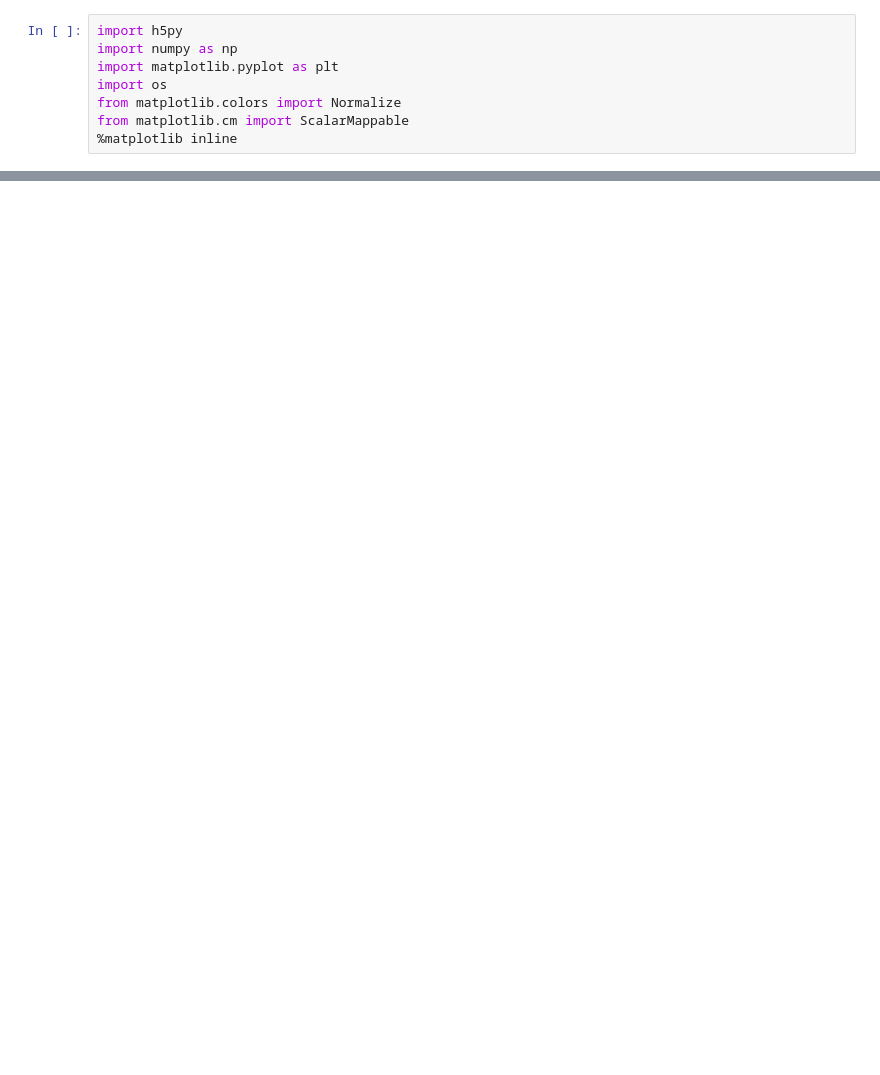
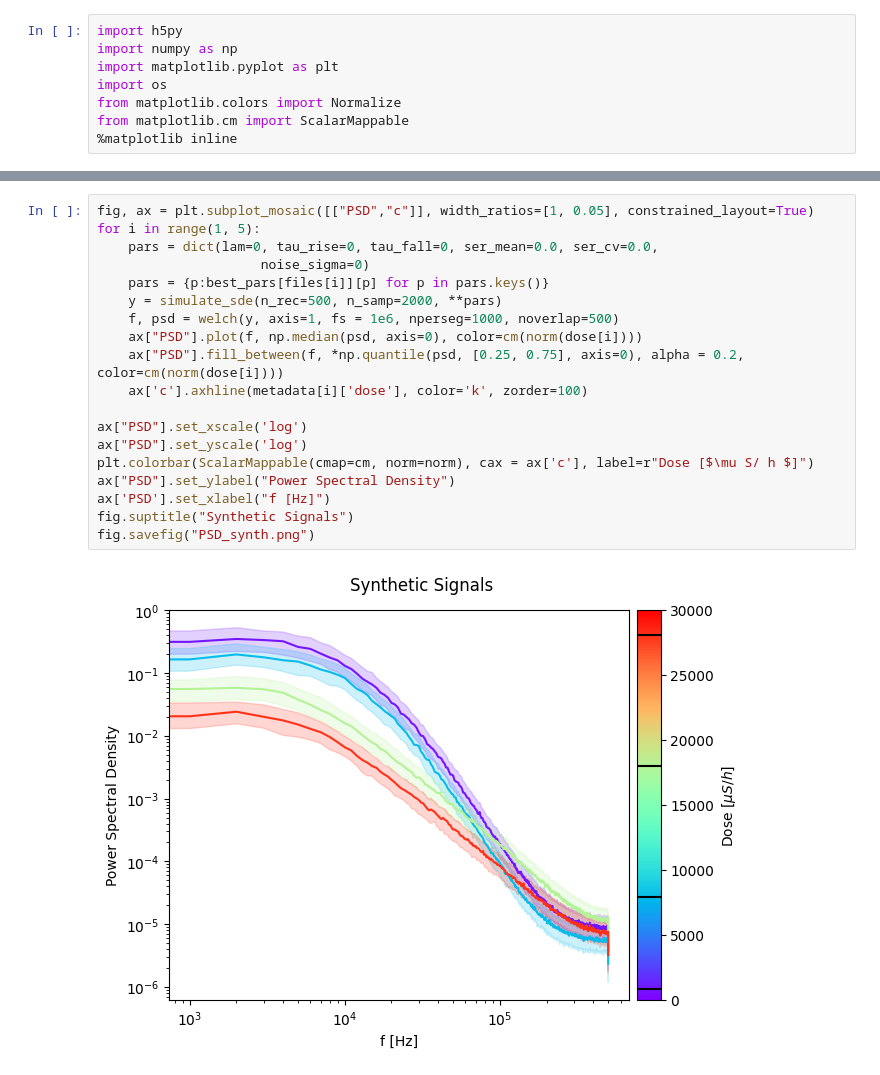
Before and after one commit to djanloo/tests_HRPMT, a Jupyter notebook: analysis.ipynb, the cells around one changed output, grey strips where cells are left out. Drawn from its saved outputs; the diff is of its cells as text; blank space fills up the shorter version.

```diff
--- a/analysis.ipynb
+++ b/analysis.ipynb
@@ -221,0 +86,21 @@ plt.plot(lambdas_samp, a.mean(axis=1))
+# %%
+fig, ax = plt.subplot_mosaic([["PSD","c"]], width_ratios=[1, 0.05], constrained_layout=True)
+for i in range(1, 5):
+    pars = dict(lam=0, tau_rise=0, tau_fall=0, ser_mean=0.0, ser_cv=0.0,
+                     noise_sigma=0)
+    pars = {p:best_pars[files[i]][p] for p in pars.keys()}
+    y = simulate_sde(n_rec=500, n_samp=2000, **pars)
+    f, psd = welch(y, axis=1, fs = 1e6, nperseg=1000, noverlap=500)
+    ax["PSD"].plot(f, np.median(psd, axis=0), color=cm(norm(dose[i])))
+    ax["PSD"].fill_between(f, *np.quantile(psd, [0.25, 0.75], axis=0), alpha = 0.2, color=cm(norm(dose[i])))
+    ax['c'].axhline(metadata[i]['dose'], color='k', zorder=100)
+
+ax["PSD"].set_xscale('log')
+ax["PSD"].set_yscale('log')
+plt.colorbar(ScalarMappable(cmap=cm, norm=norm), cax = ax['c'], label=r"Dose [$\mu S/ h $]")
+ax["PSD"].set_ylabel("Power Spectral Density")
+ax['PSD'].set_xlabel("f [Hz]")
+fig.suptitle("Synthetic Signals")
+fig.savefig("PSD_synth.png")
+# %% [output]
+[figure, added]
```
Also changed, not shown: parts of 15 cells of this notebook, 11 other files.
